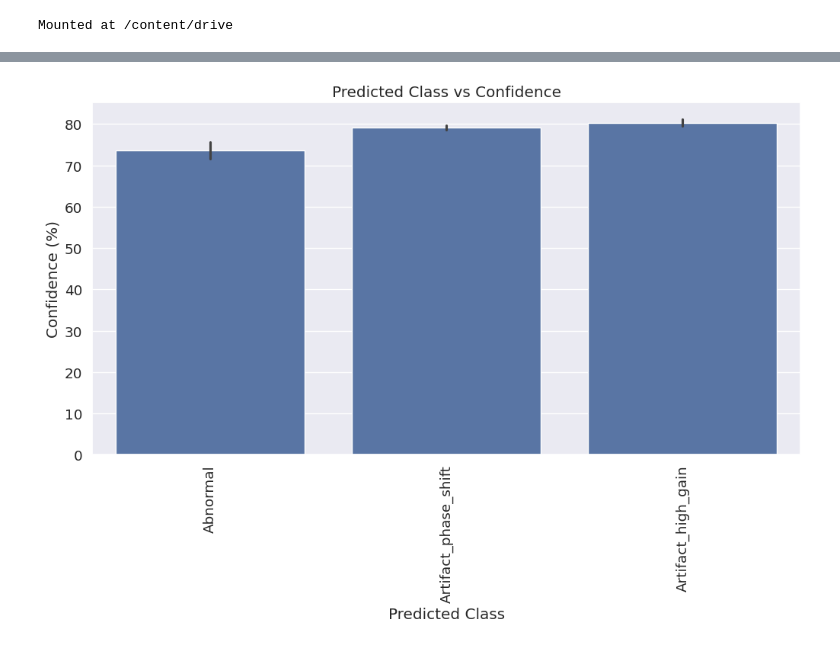
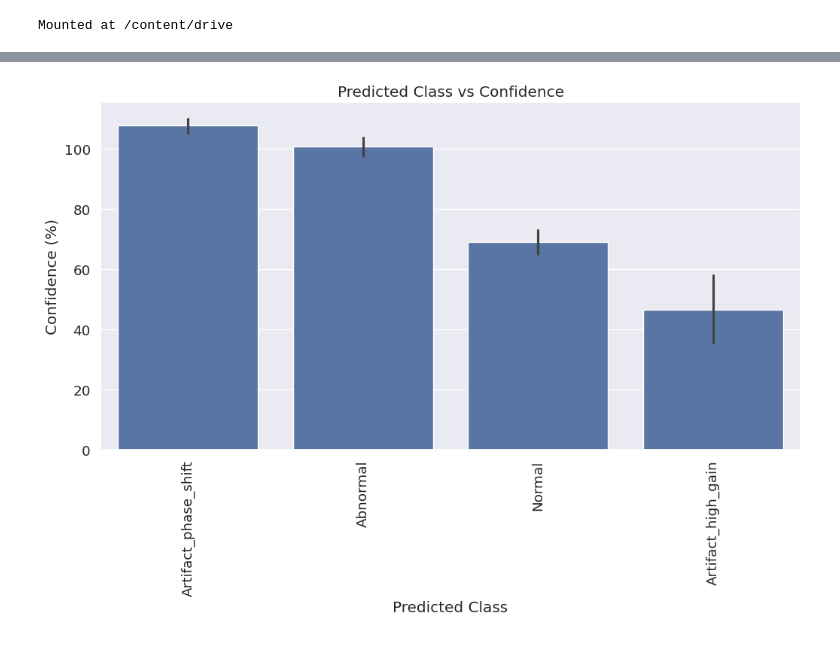
Before and after one commit to makarova-anna/COURSE_WORK_MSU_AI, a Jupyter notebook: Project_DL_Makarova_Anna.ipynb, the cells around one changed output, grey strips where cells are left out. Saved outputs shown, nothing was run; the diff lists cells and outputs as text; code cells hidden in the pictures.

```diff
--- a/Project_DL_Makarova_Anna.ipynb
+++ b/Project_DL_Makarova_Anna.ipynb
@@ -3,7 +3,5 @@ from google.colab import drive
 import pandas as pd
 
 drive.mount('/content/drive')
-
-df = pd.read_csv('/content/drive/My Drive/_left_ready.csv')
 # %% [output]
 Mounted at /content/drive
@@ -20,2 +7,0 @@ df.head()
-# %%
-df = pd.read_csv('/content/drive/My Drive/_labels_ready_new.csv')
@@ -237,22 +607,24 @@ weighted avg       0.92      0.92      0.92       570
 # %%
 import numpy as np
 import pandas as pd
-from keras.models import load_model
+import torch
+import torch.nn as nn
 import matplotlib.pyplot as plt
+import seaborn as sns
+from sklearn.preprocessing import MultiLabelBinarizer
 from google.colab import drive
+
+
+drive.mount('/content/drive')
 
 
 impulse_path = '/content/drive/My Drive/_left_ready.csv'
 labels_path = '/content/drive/My Drive/_labels_ready_new.csv'
-model_path = '/content/drive/My Drive/final_model.keras'
+model_path = '/content/drive/My Drive/final_model.pth'
 
-
-model = load_model(model_path)
-
-
+# Load impulse data and labels
 impulse_data = pd.read_csv(impulse_path, header=None)
 labels = pd.read_csv(labels_path)
-
 
 print("Impulse dataset shape:", impulse_data.shape)
 print("Labels dataset shape:", labels.shape)
@@ -261,17 +633,16 @@ print("Labels dataset shape:", labels.shape)
 eye_data = impulse_data.iloc[::2].reset_index(drop=True)  # Odd rows for EYE
 head_data = impulse_data.iloc[1::2].reset_index(drop=True)  # Even rows for HEAD
 
-# Align lengths (if necessary, remove the last row from eye_data to match head_data)
+# Align lengths
 if eye_data.shape[0] > head_data.shape[0]:
     eye_data = eye_data[:-1]
 
-# Validate shapes after alignment
+
 print("Eye data shape:", eye_data.shape)
 print("Head data shape:", head_data.shape)
 
-# Input shape details
-# The model expects a sequence of 50 time steps, each with 2 features (eye + head)
-input_size = 50
+
+input_size = 50  # 50 time steps
 features = 2  # Eye and Head combined
 shape = input_size * features  # Total features is 100
 
@@ -279,42 +650,71 @@ shape = input_size * features  # Total features is 100
 segments = []
 for i in range(len(eye_data)):
     combined_segment = np.concatenate((eye_data.iloc[i].values[:50], head_data.iloc[i].values[:50]), axis=0)
+    segments.append(combined_segment.flatten())  # Reshape to (100,)
 
-    segment = combined_segment.flatten()  #  reshape to (100,)
-    segments.append(segment)
+segments = np.array(segments, dtype=np.float32)
 
 
-segments = np.array(segments)
+class ConvNet(nn.Module):
+    def __init__(self, input_shape, class_num):
+        super(ConvNet, self).__init__()
+        self.conv1 = nn.Conv1d(1, 50, 5)
+        self.conv2 = nn.Conv1d(50, 50, 5)
+        self.pool = nn.MaxPool1d(3)
+        self.conv3 = nn.Conv1d(50, 100, 5)
+        self.conv4 = nn.Conv1d(100, 100, 5)
+        self.global_pool = nn.AdaptiveAvgPool1d(1)
+        self.dropout = nn.Dropout(0.5)
+        self.fc = nn.Linear(100, class_num)
 
-y_pred = model.predict(segments)
+    def forward(self, x):
+        x = x.unsqueeze(1)  # (batch_size, 1, input_shape)
+        x = torch.relu(self.conv1(x))
+        x = torch.relu(self.conv2(x))
+        x = self.pool(x)
+        x = torch.relu(self.conv3(x))
+        x = torch.relu(self.conv4(x))
+        x = self.global_pool(x).squeeze(-1)  # Flatten
+        x = self.dropout(x)
+        x = self.fc(x)
+        return x
+
+# Define the number of classes
+LABELS = ['Normal', 'Abnormal', 'Artifact_phase_shift', 'Artifact_high_gain']
+mlb = MultiLabelBinarizer(classes=LABELS)
+mlb.fit([LABELS])
+class_num = len(LABELS)
 
 
 
+# Predict with the model
+segments_tensor = torch.tensor(segments)  # Convert to PyTorch tensor
+y_pred = model(segments_tensor).detach().numpy()
+
+
 predictions = []
-
 for prediction in y_pred:
     top_idx = np.argmax(prediction)  # Get the index of the highest confidence
-    class_name = mlb.classes_[top_idx]  # Get the corresponding class name from mlb.classes_
-    confidence = prediction[top_idx] * 100  # Convert the prediction to a percentage
+    class_name = mlb.classes_[top_idx]  # Get the class name
+    confidence = prediction[top_idx] * 100  # Convert to a percent
     predictions.append((class_name, confidence))
 
-# Now create a DataFrame to store the results
+
 predicted_classes = [pred[0] for pred in predictions]
 confidence_scores = [pred[1] for pred in predictions]
 
-# If you want to add these predictions to your existing 'labels' DataFrame:
+
 labels["Predicted Class"] = predicted_classes
 labels["Confidence (%)"] = confidence_scores
 
-# Optionally save the updated labels DataFrame to a new CSV
-labels.to_csv("predictions_output.csv", index=False)
+
+output_csv_path = "/content/drive/My Drive/predictions_output.csv"
+labels.to_csv(output_csv_path, index=False)
+
 
 
 print(labels.head())
 
-
-import matplotlib.pyplot as plt
-import seaborn as sns
 
 plt.figure(figsize=(12, 6))
 sns.barplot(x=predicted_classes, y=confidence_scores)
@@ -338,4 +738,4 @@ Head data shape: (3797, 175)
-[figure, old version]
+[figure, new version]
 # %%
 import matplotlib.pyplot as plt
 
```
Also changed, not shown: parts of 22 cells of this notebook.
